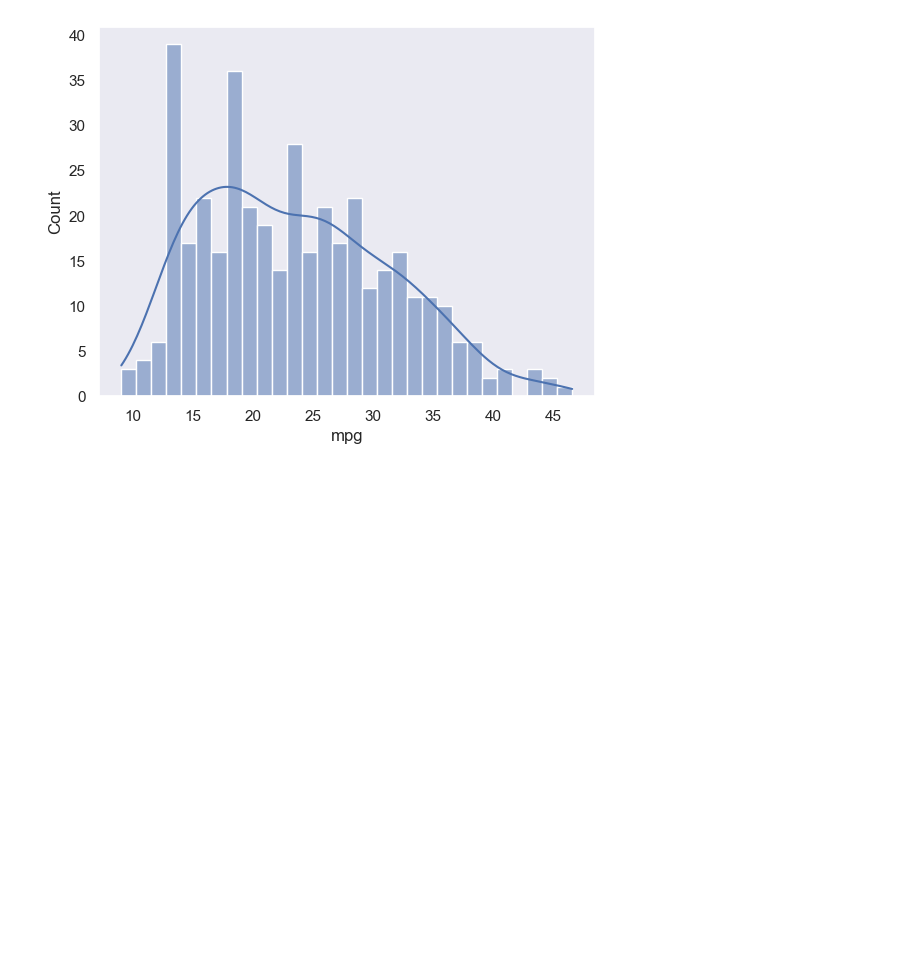
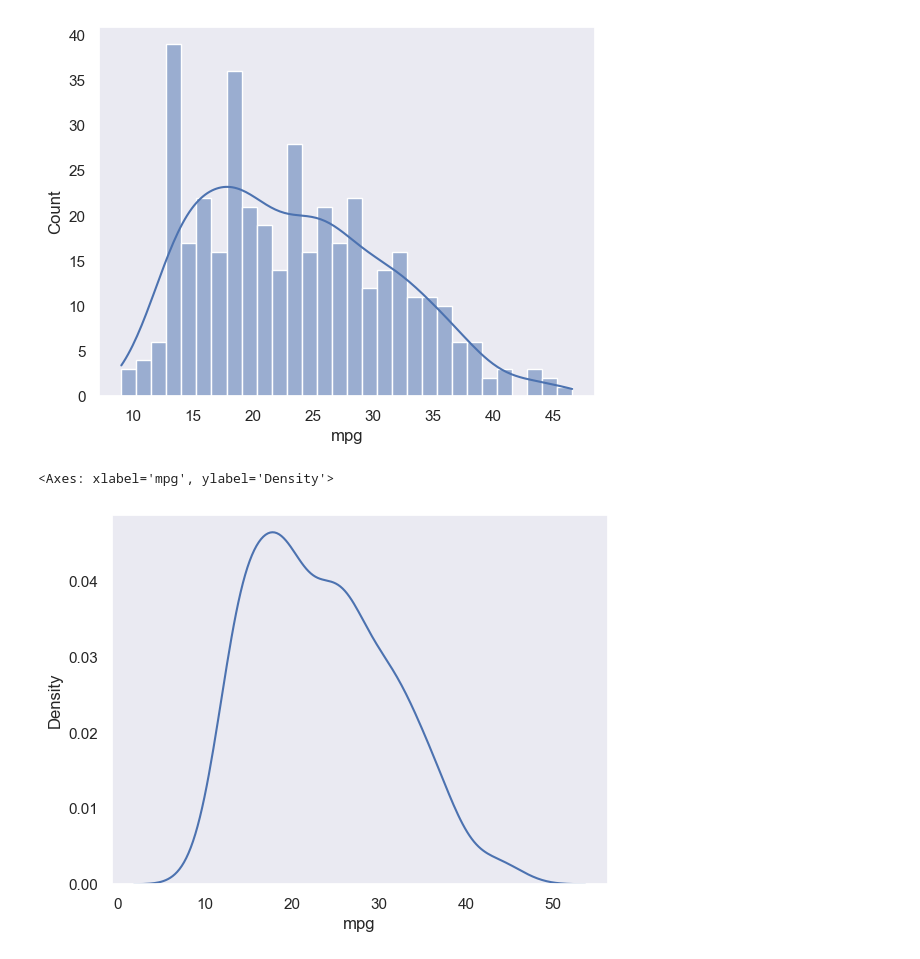
Before and after one commit to BoostanAlireza/Matplotlib-Practice, a Jupyter notebook: seaborn.ipynb, the cells around one changed output. Drawn from its saved outputs; the diff is of its cells as text; code cells hidden in the pictures; blank space fills up the shorter version.

```diff
--- a/seaborn.ipynb
+++ b/seaborn.ipynb
@@ -115,3 +115,8 @@ sns.histplot(mpg["mpg"], kde=True, bins=30)
 # %% [output]
 <Axes: xlabel='mpg', ylabel='Count'>
 [figure]
+# %%
+sns.kdeplot(data=mpg, x="mpg")
+# %% [output]
+<Axes: xlabel='mpg', ylabel='Density'>
+[figure, added]
```
Also changed, not shown: parts of 23 cells of this notebook.
